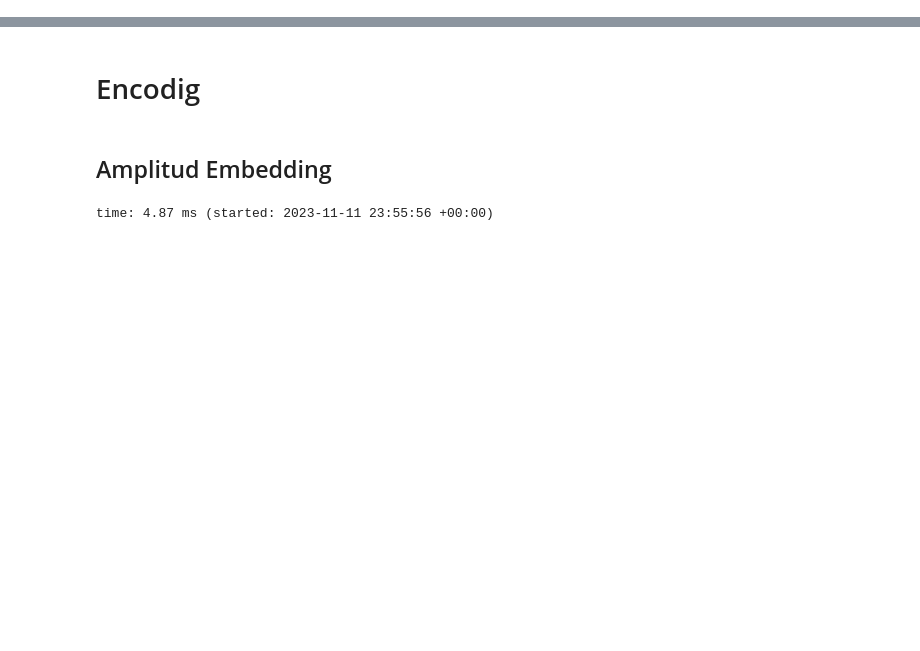
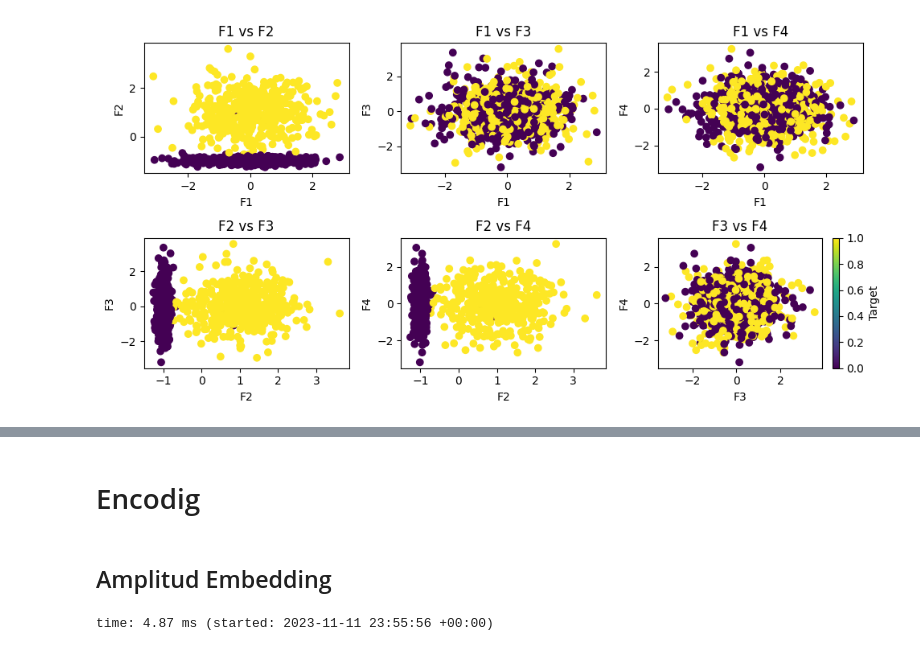
Before and after one commit to edmenciab733/ecc_qiskit_fallfest, a Jupyter notebook: challenge_quantumquipu.ipynb, the cells around one changed output, grey strips where cells are left out. Saved outputs shown, nothing was run; the diff lists cells and outputs as text; code cells hidden in the pictures; blank space fills up the shorter version.

```diff
--- a/challenge_quantumquipu.ipynb
+++ b/challenge_quantumquipu.ipynb
@@ -48,0 +63,27 @@ time: 3.59 ms (started: 2023-11-11 23:29:50 +00:00)
+# %%
+features = ['F1', 'F2', 'F3', 'F4']
+
+
+fig, axes = plt.subplots(2, 3, figsize=(10, 5))
+axes = axes.ravel()
+
+# Crear los gráficos
+for i, (feature1, feature2) in enumerate(combinations(features, 2)):
+    ax = axes[i]
+    scatter = ax.scatter(df_train[feature1], df_train[feature2], c=df_train['Target'])
+    ax.set_title(f'{feature1} vs {feature2}')
+    ax.set_xlabel(feature1)
+    ax.set_ylabel(feature2)
+
+
+for j in range(i+1, len(axes)):
+    fig.delaxes(axes[j])
+
+
+fig.colorbar(scatter, label='Target')
+
+# Mostrar el gráfico
+plt.tight_layout()  # Ajusta automáticamente los parámetros del subplot
+plt.show()
+# %% [output]
+[figure, added]
```
Also changed, not shown: parts of 37 cells of this notebook.
